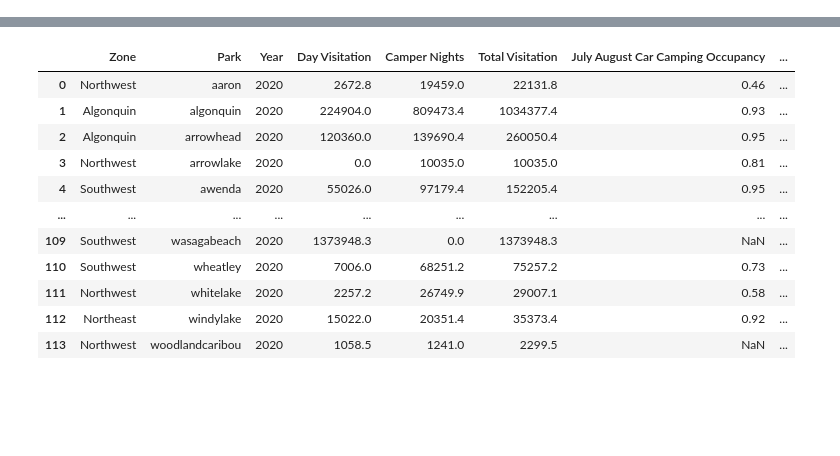
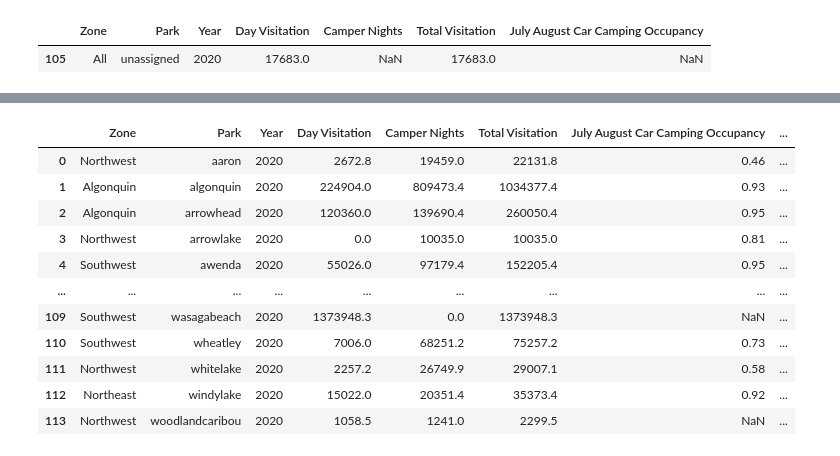
Before and after one commit to ydatay/Ontario_Parks_Visits, a Jupyter notebook: Ontario_Parks_Analysis.ipynb, the cells around one changed output, grey strips where cells are left out. Saved outputs shown, nothing was run; the diff lists cells and outputs as text; code cells hidden in the pictures; blank space fills up the shorter version.

```diff
--- a/Ontario_Parks_Analysis.ipynb
+++ b/Ontario_Parks_Analysis.ipynb
@@ -35 +48,6 @@ df.describe().transpose()
+# %%
+df[df['Zone']=='All']
+# %% [output]
+|  | Zone | Park | Year | Day Visitation | Camper Nights | Total Visitation | July August Car Camping Occupancy |
+| 105 | All | unassigned | 2020 | 17683.0 | NaN | 17683.0 | NaN |
 # %% [markdown]
```
Also changed, not shown: parts of 10 cells of this notebook.
